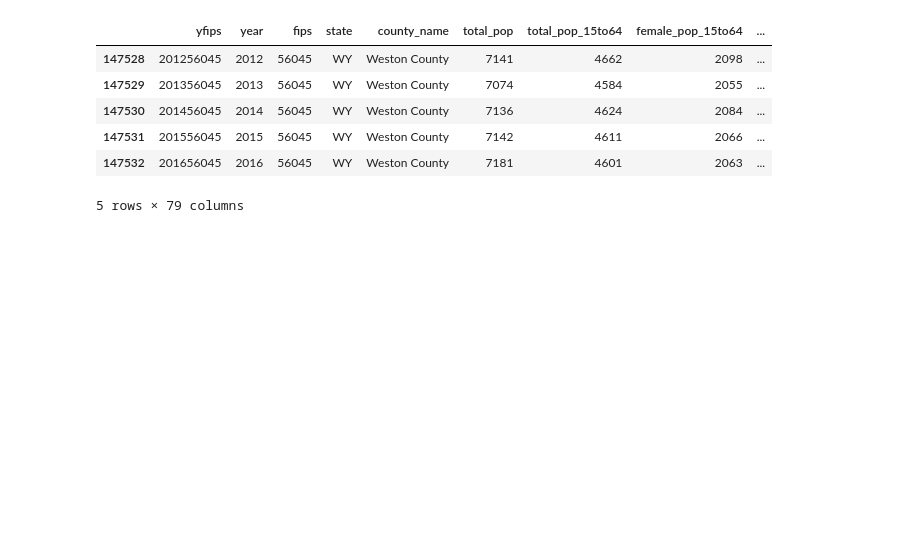
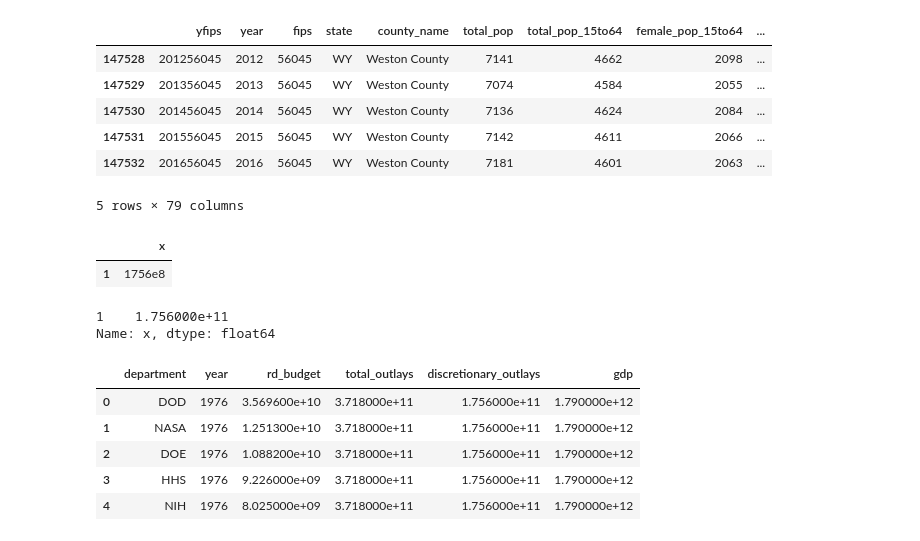
Before and after one commit to briandk/2020-virtual-program-in-data-science, a Jupyter notebook: check_datasets.ipynb, the cells around one changed output. Drawn from its saved outputs; the diff is of its cells as text; code cells hidden in the pictures; blank space fills up the shorter version.

```diff
--- a/check_datasets.ipynb
+++ b/check_datasets.ipynb
@@ -154,0 +157,10 @@ incarceration.tail()
+# %%
+myData
+# %% [output]
+|  | x |
+| 1 | 1756e8 |
+# %%
+pd.to_numeric(myData["x"])
+# %% [output]
+1    1.756000e+11
+Name: x, dtype: float64
@@ -154,0 +169,9 @@ incarceration.tail()
+# %%
+r_and_d.head()
+# %% [output]
+|  | department | year | rd_budget | total_outlays | discretionary_outlays | gdp |
+| 0 | DOD | 1976 | 3.569600e+10 | 3.718000e+11 | 1.756000e+11 | 1.790000e+12 |
+| 1 | NASA | 1976 | 1.251300e+10 | 3.718000e+11 | 1.756000e+11 | 1.790000e+12 |
+| 2 | DOE | 1976 | 1.088200e+10 | 3.718000e+11 | 1.756000e+11 | 1.790000e+12 |
+| 3 | HHS | 1976 | 9.226000e+09 | 3.718000e+11 | 1.756000e+11 | 1.790000e+12 |
+| 4 | NIH | 1976 | 8.025000e+09 | 3.718000e+11 | 1.756000e+11 | 1.790000e+12 |
```
Also changed, not shown: parts of 3 cells of this notebook, 3 other files.
